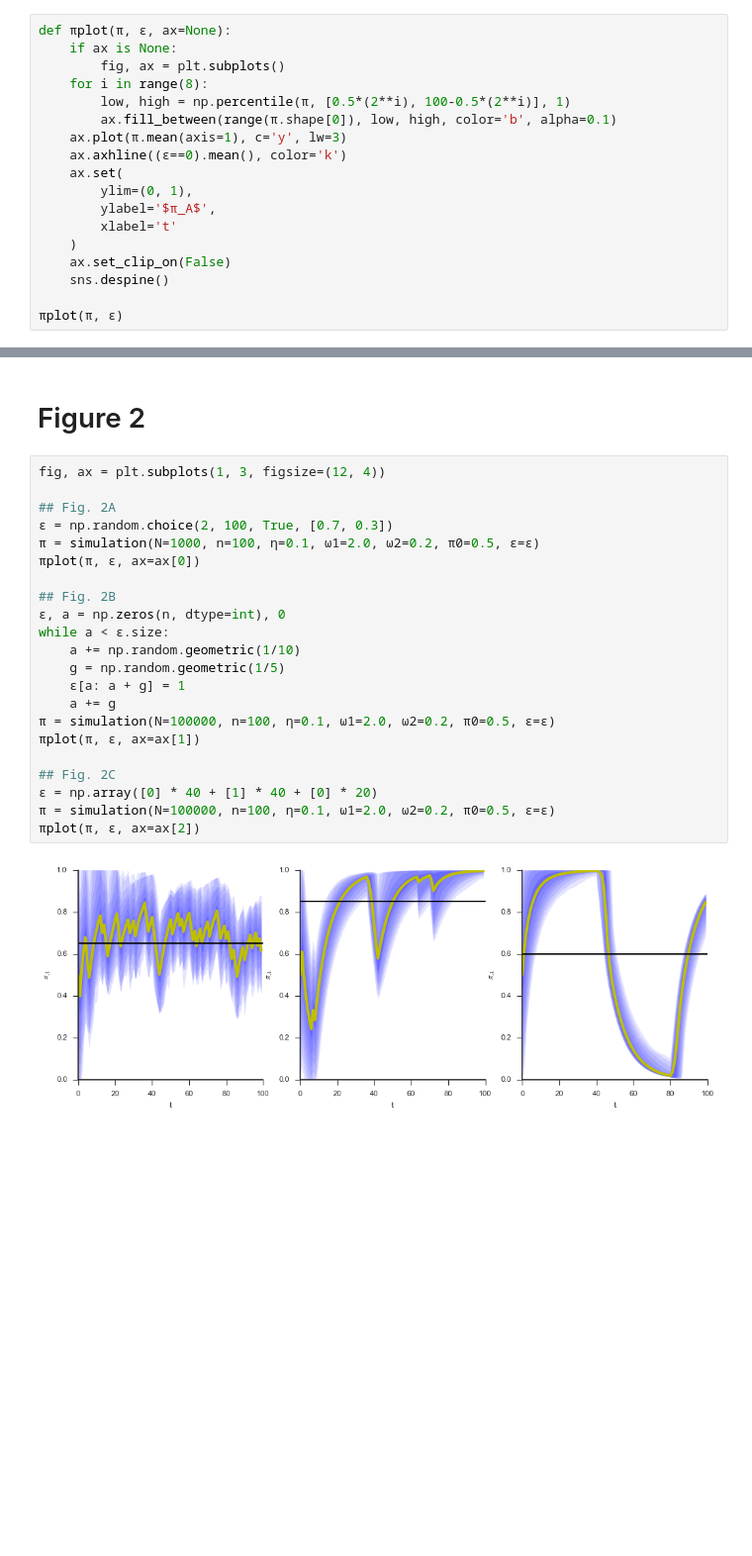
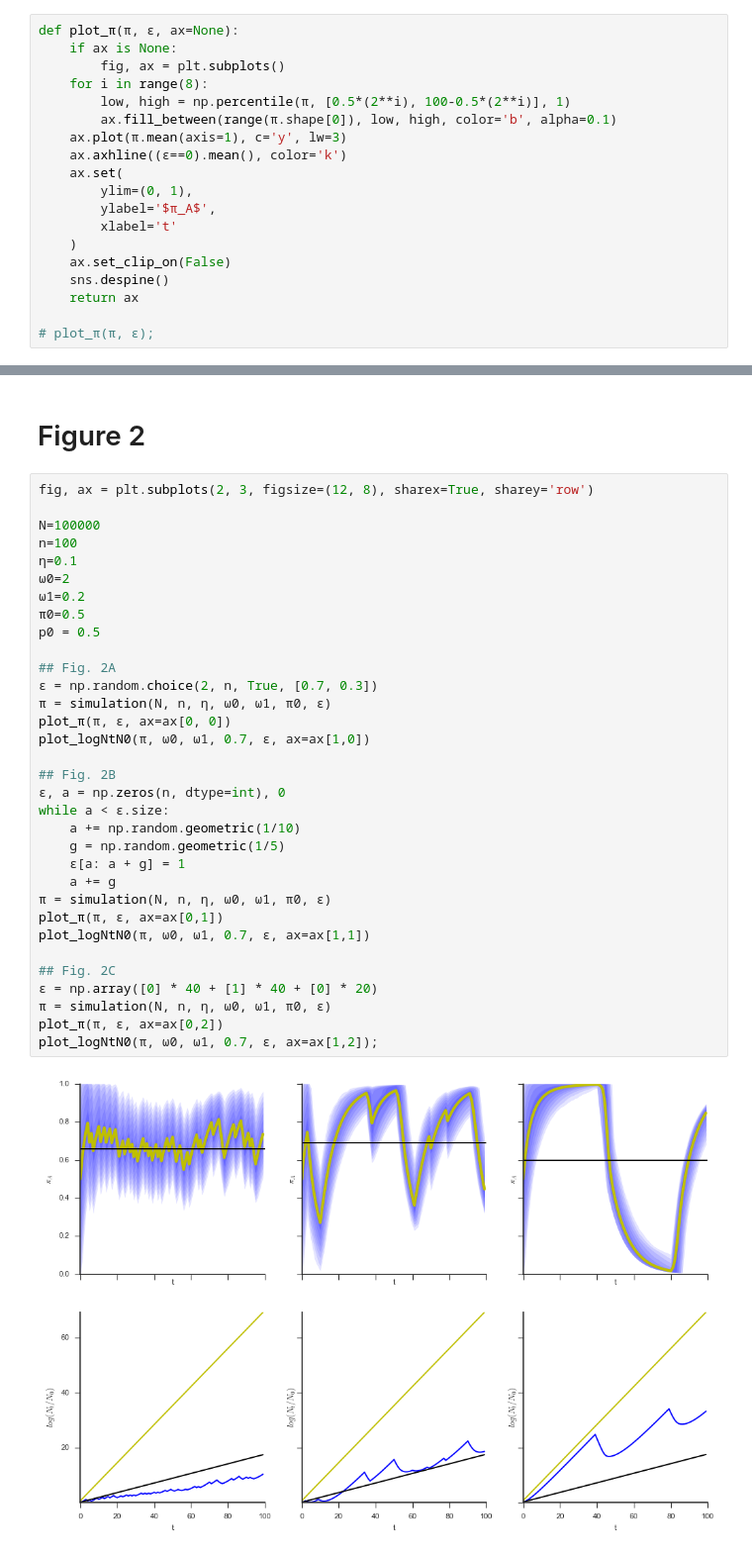
Before and after one commit to yoavram/Milpitas, a Jupyter notebook: simulation.ipynb, the cells around one changed output, grey strips where cells are left out. Shown at 99% size. Saved outputs shown, nothing was run; the diff lists cells and outputs as text; blank space fills up the shorter version.

Commit message:
added  logNt/N0 plots

```diff
--- a/simulation.ipynb
+++ b/simulation.ipynb
@@ -64,5 +77,5 @@ Final π: 0.65+-0.0000
 # %%
-def πplot(π, ϵ, ax=None):
+def plot_π(π, ϵ, ax=None):
     if ax is None:
         fig, ax = plt.subplots()
     for i in range(8):
@@ -77,5 +90,6 @@ def πplot(π, ϵ, ax=None):
     )
     ax.set_clip_on(False)
     sns.despine()
+    return ax
 
-πplot(π, ϵ)
+# plot_π(π, ϵ);
@@ -84,26 +131,37 @@ def πplot(π, ϵ, ax=None):
 # %% [markdown]
 # Figure 2
 # %%
-fig, ax = plt.subplots(1, 3, figsize=(12, 4))
+fig, ax = plt.subplots(2, 3, figsize=(12, 8), sharex=True, sharey='row')
+
+N=100000
+n=100
+η=0.1
+ω0=2
+ω1=0.2
+π0=0.5
+p0 = 0.5
 
 ## Fig. 2A
-ϵ = np.random.choice(2, 100, True, [0.7, 0.3])
-π = simulation(N=1000, n=100, η=0.1, ω1=2.0, ω2=0.2, π0=0.5, ϵ=ϵ)
-πplot(π, ϵ, ax=ax[0])
+ϵ = np.random.choice(2, n, True, [0.7, 0.3])
+π = simulation(N, n, η, ω0, ω1, π0, ϵ)
+plot_π(π, ϵ, ax=ax[0, 0])
+plot_logNtN0(π, ω0, ω1, 0.7, ϵ, ax=ax[1,0])
 
 ## Fig. 2B
 ϵ, a = np.zeros(n, dtype=int), 0
 while a < ϵ.size:
     a += np.random.geometric(1/10)
     g = np.random.geometric(1/5)
     ϵ[a: a + g] = 1
     a += g
-π = simulation(N=100000, n=100, η=0.1, ω1=2.0, ω2=0.2, π0=0.5, ϵ=ϵ)
-πplot(π, ϵ, ax=ax[1])
+π = simulation(N, n, η, ω0, ω1, π0, ϵ)
+plot_π(π, ϵ, ax=ax[0,1])
+plot_logNtN0(π, ω0, ω1, 0.7, ϵ, ax=ax[1,1])
 
 ## Fig. 2C
 ϵ = np.array([0] * 40 + [1] * 40 + [0] * 20)
-π = simulation(N=100000, n=100, η=0.1, ω1=2.0, ω2=0.2, π0=0.5, ϵ=ϵ)
-πplot(π, ϵ, ax=ax[2])
+π = simulation(N, n, η, ω0, ω1, π0, ϵ)
+plot_π(π, ϵ, ax=ax[0,2])
+plot_logNtN0(π, ω0, ω1, 0.7, ϵ, ax=ax[1,2]);
 # %% [output]
-[figure, old version]
+[figure, new version]
```
Also changed, not shown: parts of 5 cells of this notebook.
